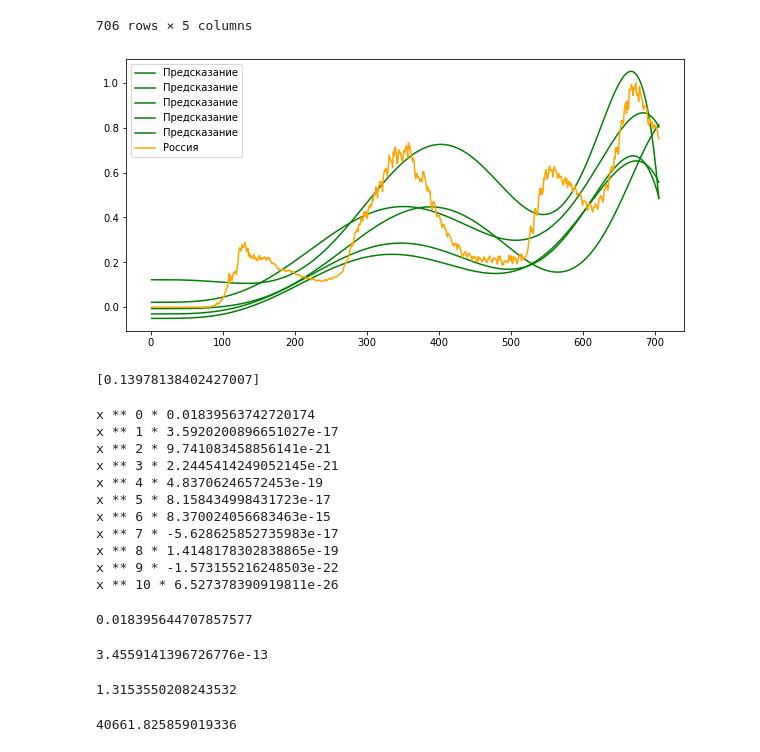
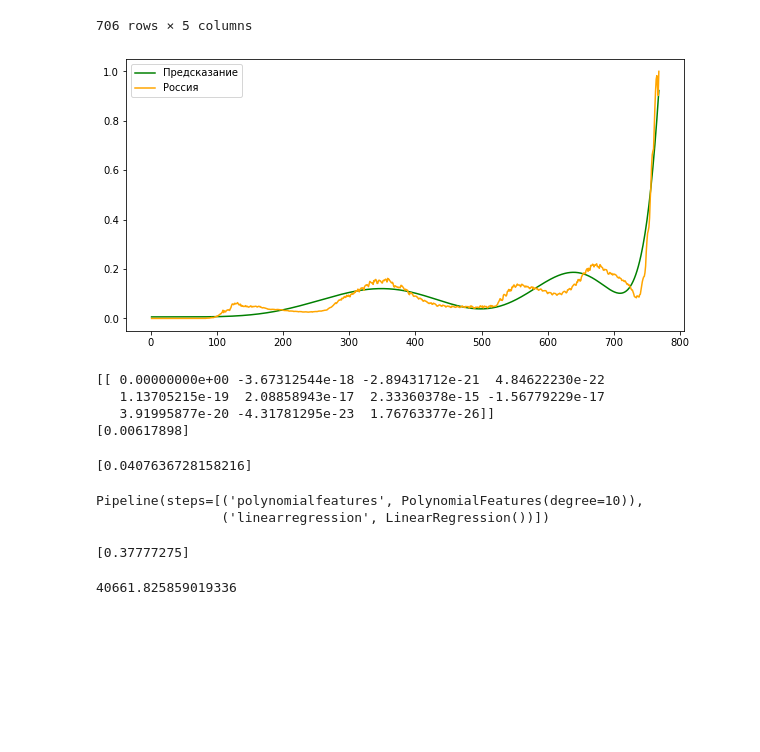
Before and after one commit to ZelshaR/Project, a Jupyter notebook: NoteBooks/Predict.ipynb, the cells around one changed output. Saved outputs shown, nothing was run; the diff lists cells and outputs as text; code cells hidden in the pictures; blank space fills up the shorter version.

```diff
--- a/NoteBooks/Predict.ipynb
+++ b/NoteBooks/Predict.ipynb
@@ -59,7 +59,7 @@ a = np.concatenate((dfcsr['United Kingdom'].values, dfcsr['Georgia'].values, dfc
 #yaxis = a.reshape(6,706)
 # %%
 yaxis = dfcsr['Russia'].values
-xaxis = [i for i in range(1,707)]
+xaxis = [i for i in range(1,len(dfcsr) + 1)]
 # %%
 #lol
 # %% [output]
@@ -134,82 +134,57 @@ dfcsr[['Russia', 'United Kingdom', 'Belarus', 'Georgia', 'Europe']]
 # %%
 rmses = []
 #enumerate = [i for i in range(10)]
-enumerate = [8]
+enumerate = [10]
 
 for i in enumerate:
     p = PolynomialFeatures(i, include_bias=True)
 
     xaxis_poly = p.fit_transform(g)
 
-    lr.fit(xaxis_poly, dfcsr[['Russia', 'United Kingdom', 'Belarus', 'Georgia', 'Europe']])
+    lr.fit(xaxis_poly, dfcsr[['Russia']])
 
-    xaxis_ = np.linspace(g.min(0), g.max(0), 706).reshape(706,1)
+    xaxis_ = np.linspace(g.min(0), g.max(0), 768).reshape(768,1)
     y_pred_lr = lr.predict(p.transform(xaxis_))
-    poly_mse = mean_squared_error(dfcsr[['Russia', 'United Kingdom', 'Belarus', 'Georgia', 'Europe']], y_pred_lr)
+    poly_mse = mean_squared_error(dfcsr[['Russia']], y_pred_lr)
     poly_rmse = np.sqrt(poly_mse)
     rmses.append(poly_rmse)
     plt.figure(figsize=(10,5))
 #    plt.scatter(xaxis, yaxis, label='Данные для тренировки') #не вижу смысла проставлять точки, ибо они просто будут накладываться на кривую
     plt.plot(xaxis, y_pred_lr, label='Предсказание', c='green')
     plt.plot(xaxis, yaxis, label='Россия', c='orange')
 #    plt.plot(xaxis, dfcsr['United Kingdom'].values, label='Англия', c='red')
 #    plt.plot
 #    plt.plot
 #    plt.plot
 #    plt.plot
     plt.legend()
     plt.show()
     #print(p.fit_transform(xaxis_))
     modelo = make_pipeline(p, lr)
-    #print(modelo.steps[1][1].coef_)
-    #print(modelo.steps[1][1].intercept_)
+    print(modelo.steps[1][1].coef_)
+    print(modelo.steps[1][1].intercept_)
 rmses
 # %% [output]
-[figure, old version]
+[figure, new version]
-[0.13978138402427007]
+[[ 0.00000000e+00 -3.67312544e-18 -2.89431712e-21  4.84622230e-22
+   1.13705215e-19  2.08858943e-17  2.33360378e-15 -1.56779229e-17
+   3.91995877e-20 -4.31781295e-23  1.76763377e-26]]
+[0.00617898]
+[0.0407636728158216]
-# %%
-print ('x', '**', 0, '*', 0.01839563742720174)
-for i in range (1,11):
-    print('x', '**', i, '*', modelo.steps[1][1].coef_[i])
-# %% [output]
-x ** 0 * 0.01839563742720174
-x ** 1 * 3.5920200896651027e-17
-x ** 2 * 9.741083458856141e-21
-x ** 3 * 2.2445414249052145e-21
-x ** 4 * 4.83706246572453e-19
-x ** 5 * 8.158434998431723e-17
-x ** 6 * 8.370024056683463e-15
-x ** 7 * -5.628625852735983e-17
-x ** 8 * 1.4148178302838865e-19
-x ** 9 * -1.573155216248503e-22
-x ** 10 * 6.527378390919811e-26
-# %%
-for x in range(2,3):
-    a = x ** 0 * 0.01839563742720174
-    a1 = x ** 1 * 3.4559141396726776e-13
-    a2 = x ** 2 * 3.166544942470755e-14
-    a3 = x ** 3 * 4.9332483156101644e-12
-    a4 = x ** 4 * 4.576555808758386e-10
-    a5 = x ** 5 * -2.5767777053585735e-12
-    a6 = x ** 6 * 5.315548726019046e-15
-    a7 = x ** 7 * -4.676114057353093e-18
-    a8 = x ** 8 * 1.455664830651917e-21
-    print(a + a1 + a2 + a3 + a4 + a5 + a6 + a7 + a8)
-# %% [output]
-0.018395644707857577
-# %%
-modelo.steps[1][1].coef_[1]
-# %% [output]
-3.4559141396726776e-13
+# %%
+print(modelo)
+# %% [output]
+Pipeline(steps=[('polynomialfeatures', PolynomialFeatures(degree=10)),
+                ('linearregression', LinearRegression())])
 # %%
-x = 709
+x = 750
 a = 0
 for i in range (1,11):
-    a = ((x ** (i)) * modelo.steps[1][1].coef_[i]) + a
+    a = ((x ** (i)) * modelo.steps[1][1].coef_[0, i]) + a
 a = a + modelo.steps[1][1].intercept_
 print(a)
 # %% [output]
-1.3153550208243532
+[0.37777275]
 # %%
 a =
 a = a * (max(dfc['Russia']) - min(dfc['Russia'])) + min(dfc['Russia'])
```
Also changed, not shown: parts of 2 cells of this notebook, 7 other files.
